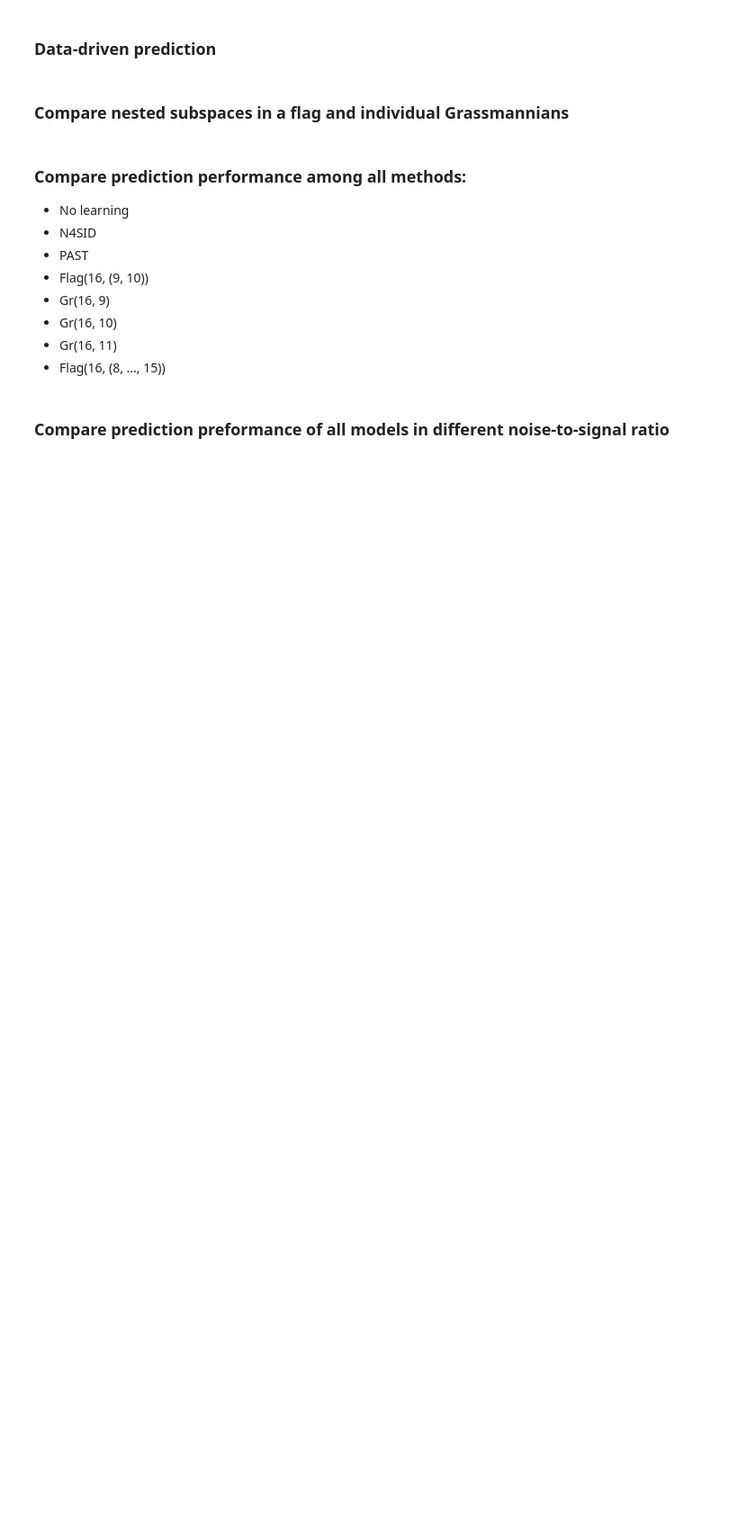
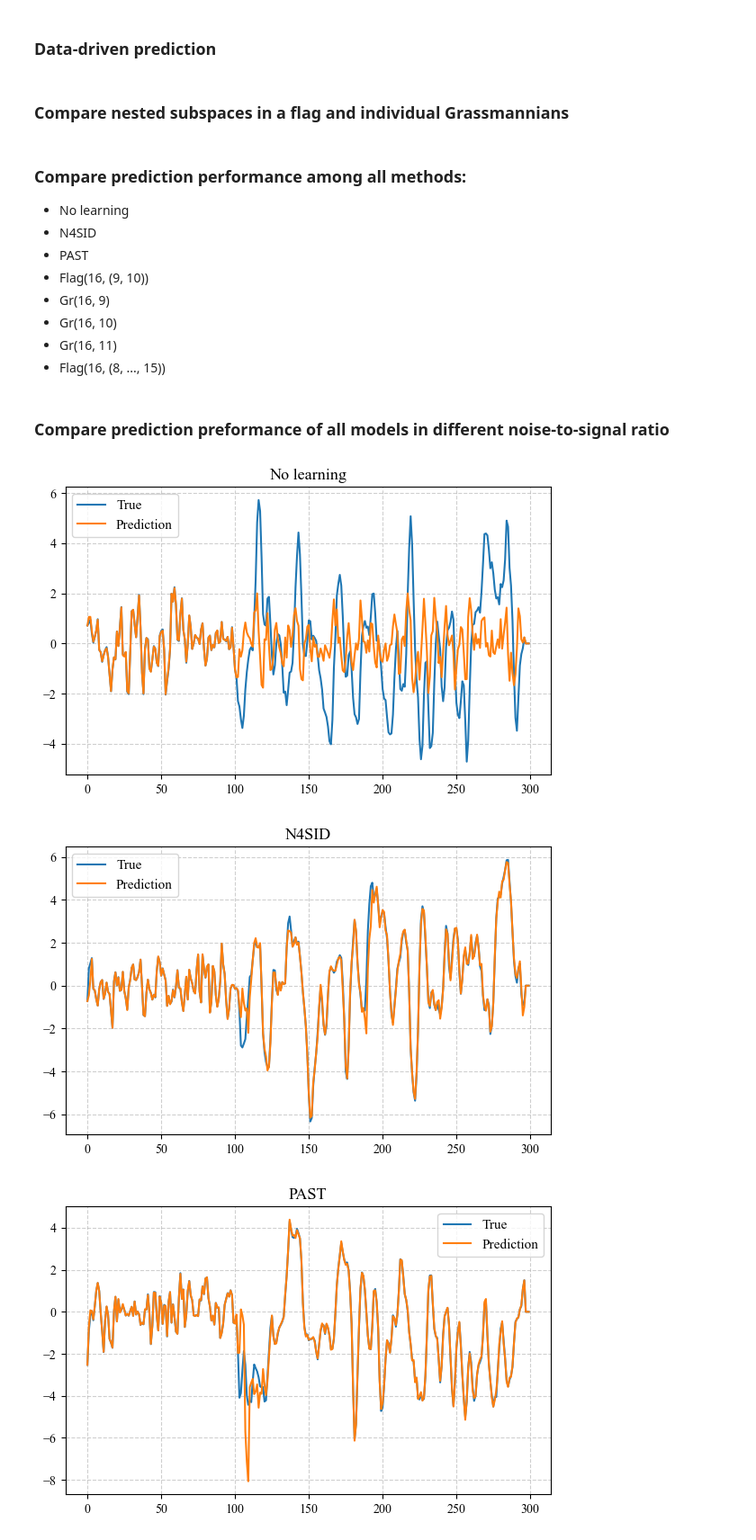
Before and after one commit to DianJin-Frederick/FRONT-experiments, a Jupyter notebook: data_driven_simulation.ipynb, the cells around one changed output. Shown: that part at 90% size. Drawn from its saved outputs; the diff is of its cells as text; code cells hidden in the pictures; blank space fills up the shorter version.

Commit message:
update median

```diff
--- a/data_driven_simulation.ipynb
+++ b/data_driven_simulation.ipynb
@@ -550,35 +558,38 @@ def run_cpe_nsr_comparison(num_trials):
 
     # Build column names: model, model q30, model q70
     cols = ["NSR"]
     for name in model_names:
         cols += [name, f"{name} q30", f"{name} q70"]
 
     nsr_df = pd.DataFrame(rows, columns=cols)
     csv_path = os.path.join(SAVE_FOLDER, "nsr_cpe_med_pct.csv")
     nsr_df.to_csv(csv_path, index=False)
     print(f"Saved NSR comparison data to {csv_path}")
 
     return None
 
 def process_data():
     """
     trim pred_errors.csv since we only predict T_SIM - T_F = 296 outputs
     """
     file_path = "data_driven_prediction_experiment/pred_errors.csv"
     df = pd.read_csv(file_path, header=None)
     df = df.iloc[:T_SIM - T_F, :]
     save_path = "data_driven_prediction_experiment/cleaned_pred_errors.csv"
     df.to_csv(save_path, index=False, header=False)
     print(f"Cleaned data saved to: {save_path}")
 
 if __name__ == "__main__":
     num_trials = 100
-    run_fl_gr_comparison(num_trials, 0.02, 5)
+    # run_fl_gr_comparison(num_trials, 0.02, 5)
     run_alg_comparison((9, 10), num_trials, 0.02, 'True')
     # plot trajectories for NSR=0.02
-    plot_flag_vs_gr(f"{SAVE_FOLDER}/flag_vs_gr_median.csv")
-    run_cpe_nsr_comparison(num_trials)
-    plot_nsr_cpe_comparison(f"{SAVE_FOLDER}/nsr_cpe_med_pct.csv", exclude=())
-    plot_nsr_cpe_comparison(f"{SAVE_FOLDER}/nsr_cpe_med_pct.csv")
+    # plot_flag_vs_gr(f"{SAVE_FOLDER}/flag_vs_gr_median.csv")
+    # run_cpe_nsr_comparison(num_trials)
+    # plot_nsr_cpe_comparison(f"{SAVE_FOLDER}/nsr_cpe_med_pct.csv", exclude=())
+    # plot_nsr_cpe_comparison(f"{SAVE_FOLDER}/nsr_cpe_med_pct.csv")
     process_data()
 # %% [output]
+[figure, added]
+[figure, added]
+[figure, added]
```
Also changed, not shown: parts of 2 cells of this notebook, 35 other files.
